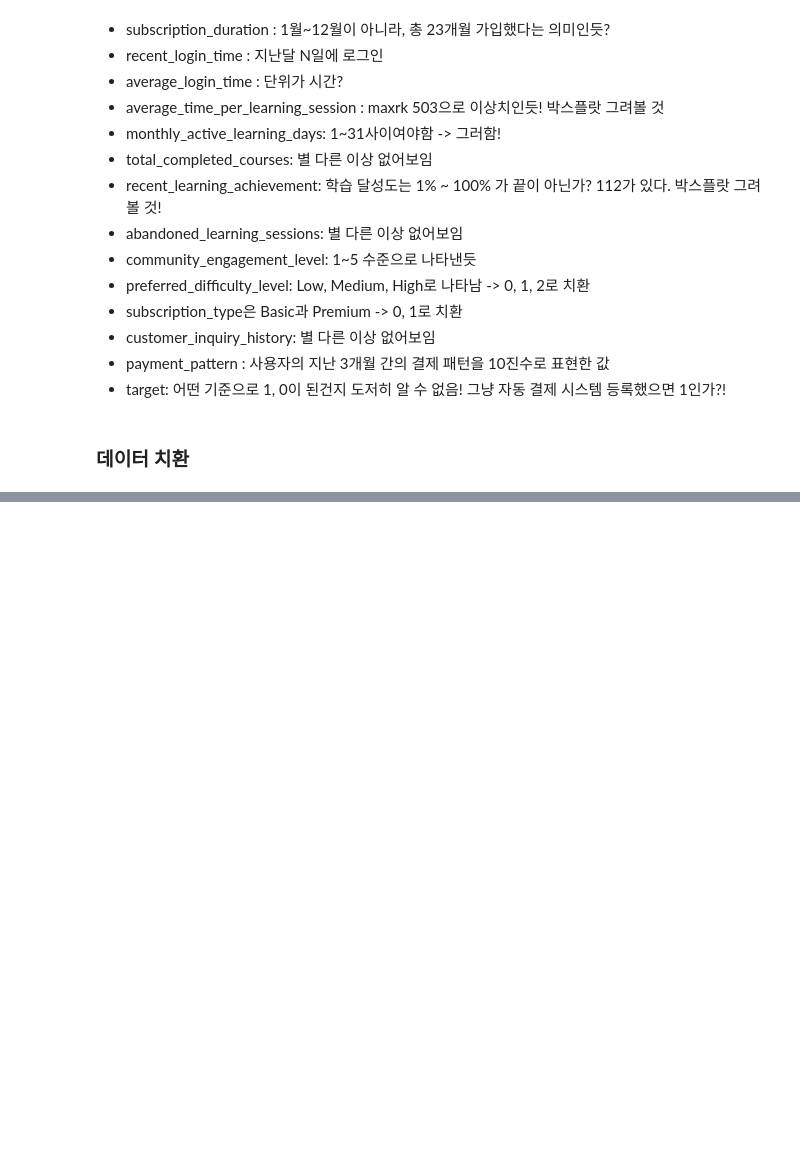
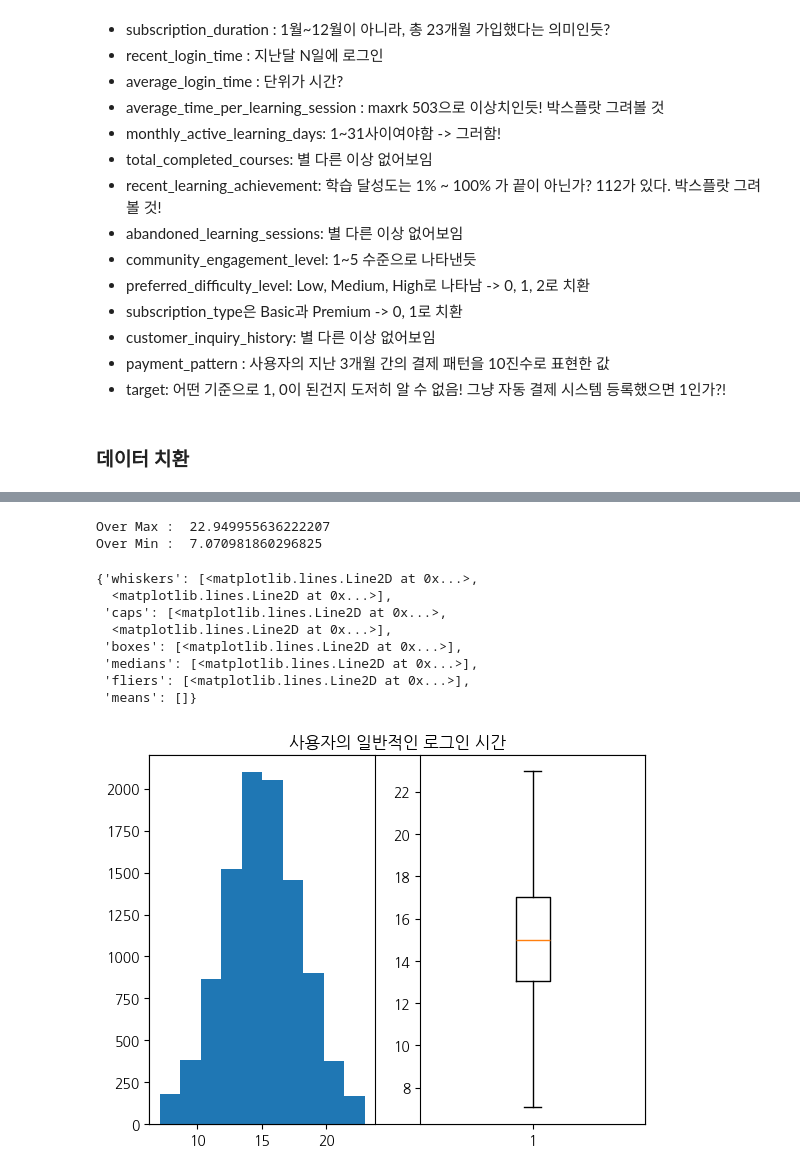
Before and after one commit to bobo-0/WASSUP4, a Jupyter notebook: 05_Data_Analysis/DA_Mini_Project.ipynb, the cells around one changed output, grey strips where cells are left out. Drawn from its saved outputs; the diff is of its cells as text; code cells hidden in the pictures; blank space fills up the shorter version.

```diff
--- a/05_Data_Analysis/DA_Mini_Project.ipynb
+++ b/05_Data_Analysis/DA_Mini_Project.ipynb
@@ -175,0 +258,26 @@ all_data.describe()
+# %%
+print("Over Max : ", all_data['average_login_time'][32])
+print("Over Min : ", all_data['average_login_time'][1968])
+# %% [output]
+Over Max :  22.949955636222207
+Over Min :  7.070981860296825
+# %%
+plt.title('사용자의 일반적인 로그인 시간')
+plt.tick_params(left = False, right = False , labelleft = False ,
+                labelbottom = False, bottom = False)
+
+plt.subplot(1,2,1)
+plt.hist(all_data['average_login_time'])
+
+plt.subplot(1,2,2)
+plt.boxplot(all_data['average_login_time'],whis = 1.5)
+# %% [output]
+{'whiskers': [<matplotlib.lines.Line2D at 0x...>,
+  <matplotlib.lines.Line2D at 0x...>],
+ 'caps': [<matplotlib.lines.Line2D at 0x...>,
+  <matplotlib.lines.Line2D at 0x...>],
+ 'boxes': [<matplotlib.lines.Line2D at 0x...>],
+ 'medians': [<matplotlib.lines.Line2D at 0x...>],
+ 'fliers': [<matplotlib.lines.Line2D at 0x...>],
+ 'means': []}
+[figure, added]
```
Also changed, not shown: parts of 20 cells of this notebook.
